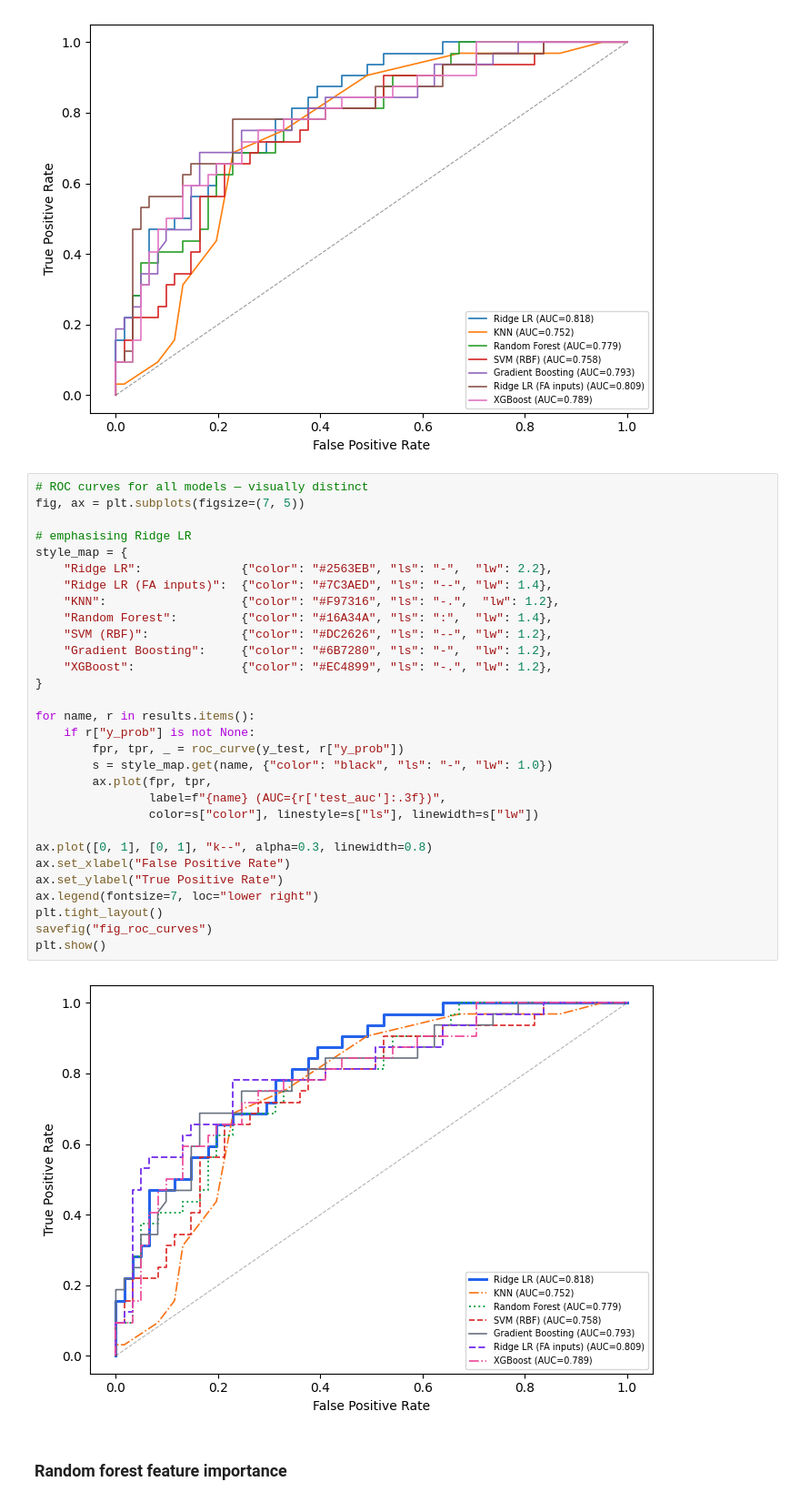
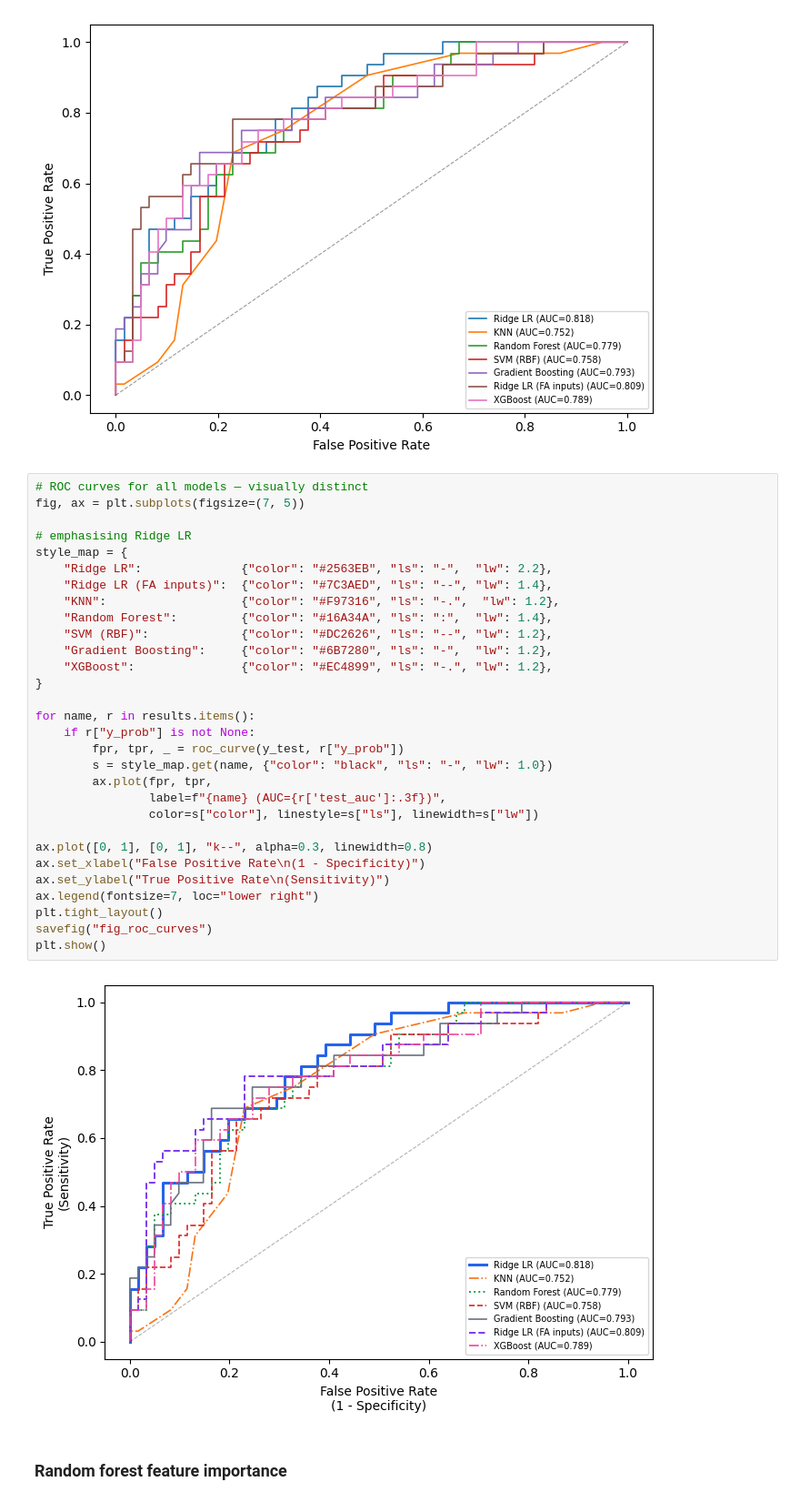
Before and after one commit to ytterbiu/SMM636-ML-a02-heart-disease, a Jupyter notebook: ml-smm636-a02-heart-disease.ipynb, the cells around one changed output. Shown at 91% size. Saved outputs shown, nothing was run; the diff lists cells and outputs as text.

```diff
--- a/ml-smm636-a02-heart-disease.ipynb
+++ b/ml-smm636-a02-heart-disease.ipynb
@@ -1198,35 +1205,35 @@ plt.show()
 # %%
 # ROC curves for all models — visually distinct
 fig, ax = plt.subplots(figsize=(7, 5))
 
 # emphasising Ridge LR
 style_map = {
     "Ridge LR":              {"color": "#2563EB", "ls": "-",  "lw": 2.2},
     "Ridge LR (FA inputs)":  {"color": "#7C3AED", "ls": "--", "lw": 1.4},
     "KNN":                   {"color": "#F97316", "ls": "-.",  "lw": 1.2},
     "Random Forest":         {"color": "#16A34A", "ls": ":",  "lw": 1.4},
     "SVM (RBF)":             {"color": "#DC2626", "ls": "--", "lw": 1.2},
     "Gradient Boosting":     {"color": "#6B7280", "ls": "-",  "lw": 1.2},
     "XGBoost":               {"color": "#EC4899", "ls": "-.", "lw": 1.2},
 }
 
 for name, r in results.items():
     if r["y_prob"] is not None:
         fpr, tpr, _ = roc_curve(y_test, r["y_prob"])
         s = style_map.get(name, {"color": "black", "ls": "-", "lw": 1.0})
         ax.plot(fpr, tpr,
                 label=f"{name} (AUC={r['test_auc']:.3f})",
                 color=s["color"], linestyle=s["ls"], linewidth=s["lw"])
 
 ax.plot([0, 1], [0, 1], "k--", alpha=0.3, linewidth=0.8)
-ax.set_xlabel("False Positive Rate")
-ax.set_ylabel("True Positive Rate")
+ax.set_xlabel("False Positive Rate\n(1 - Specificity)")
+ax.set_ylabel("True Positive Rate\n(Sensitivity)")
 ax.legend(fontsize=7, loc="lower right")
 plt.tight_layout()
 savefig("fig_roc_curves")
 plt.show()
 # %% [output]
-[figure, old version]
+[figure, new version]
 # %% [markdown]
 ### Random forest feature importance
 # %%
```
Also changed, not shown: parts of 4 cells of this notebook, 7 other files.
